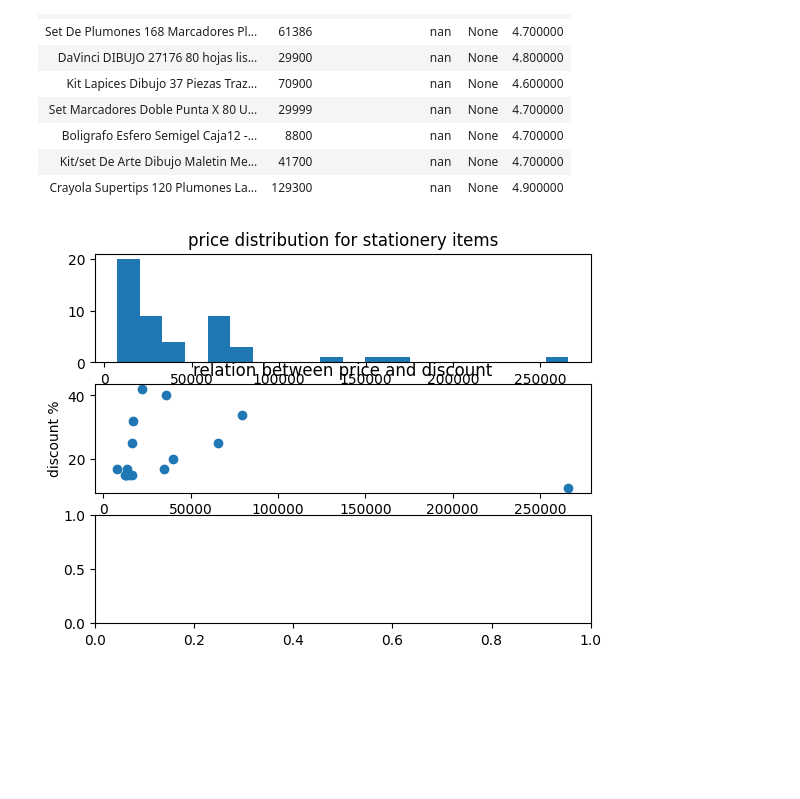
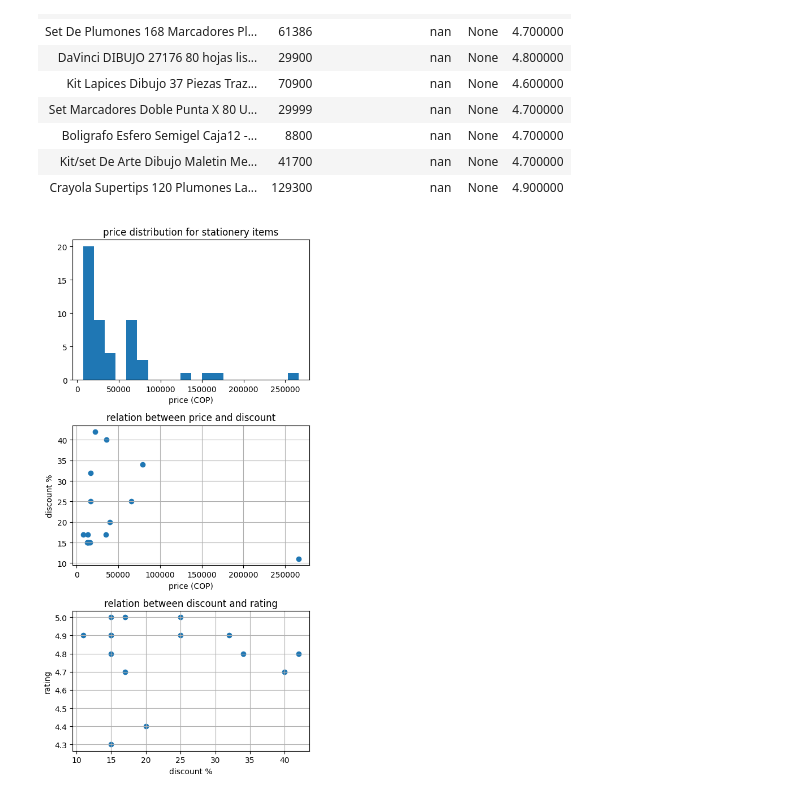
Before and after one commit to ShadekJaramillo/web-scraping-project-tutorial, a Jupyter notebook: src/explore.ipynb, the cells around one changed output. Saved outputs shown, nothing was run; the diff lists cells and outputs as text; code cells hidden in the pictures; blank space fills up the shorter version.

```diff
--- a/src/explore.ipynb
+++ b/src/explore.ipynb
@@ -23,18 +23,25 @@ df.head(10).style.hide(axis='index')
 | Crayola Supertips 120 Plumones La... | 129300 | nan | None | 4.900000 |
 # %%
 fig, ax = plt.subplots(3, 1)
+fig.set_size_inches(5,10)
 
 ax[0].hist(df.price, bins = 20)
 ax[0].set_title('price distribution for stationery items')
 ax[0].set_xlabel('price (COP)')
 
 ax[1].scatter(df.price, df.discount_percentage)
 ax[1].set_title('relation between price and discount')
 ax[1].set_xlabel('price (COP)')
 ax[1].set_ylabel('discount %')
+ax[1].grid(True)
 
-fig.
+ax[2].scatter(df.discount_percentage, df.rating)
+ax[2].set_title('relation between discount and rating')
+ax[2].set_ylabel('rating')
+ax[2].set_xlabel('discount %')
+ax[2].grid(True)
 
+fig.tight_layout()
 plt.show()
 # %% [output]
-[figure, old version]
+[figure, new version]
```
Also changed, not shown: parts of 1 cell of this notebook.
